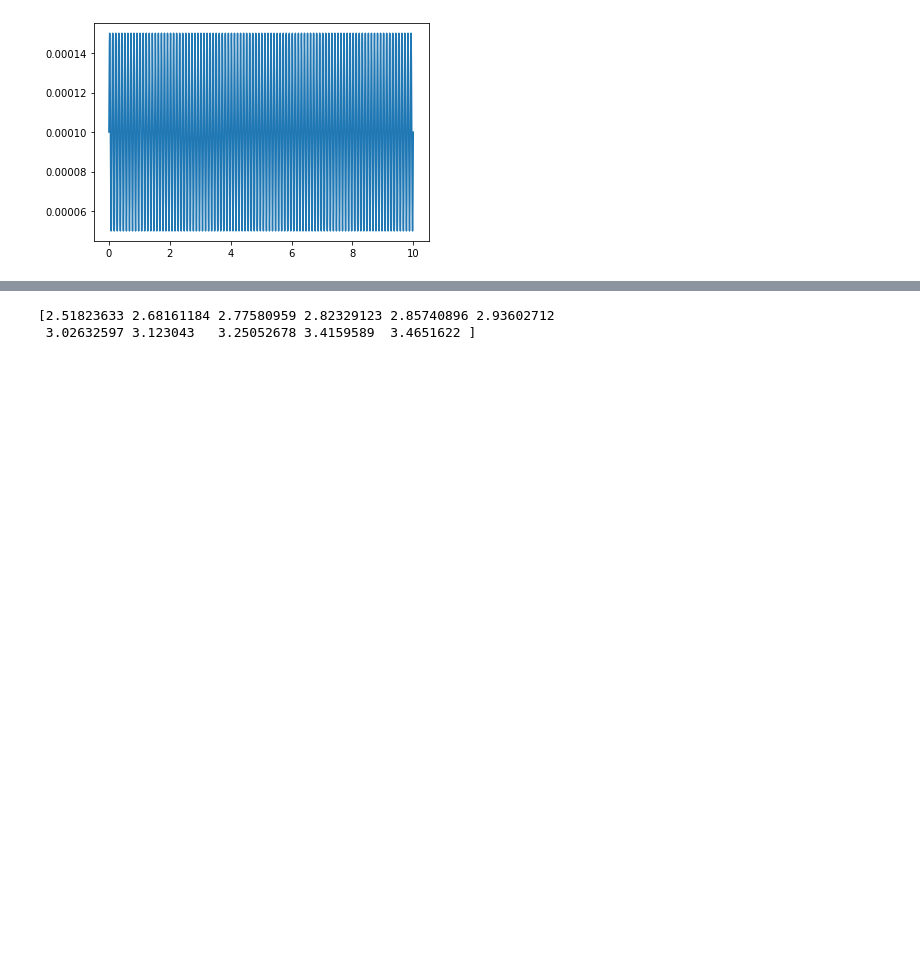
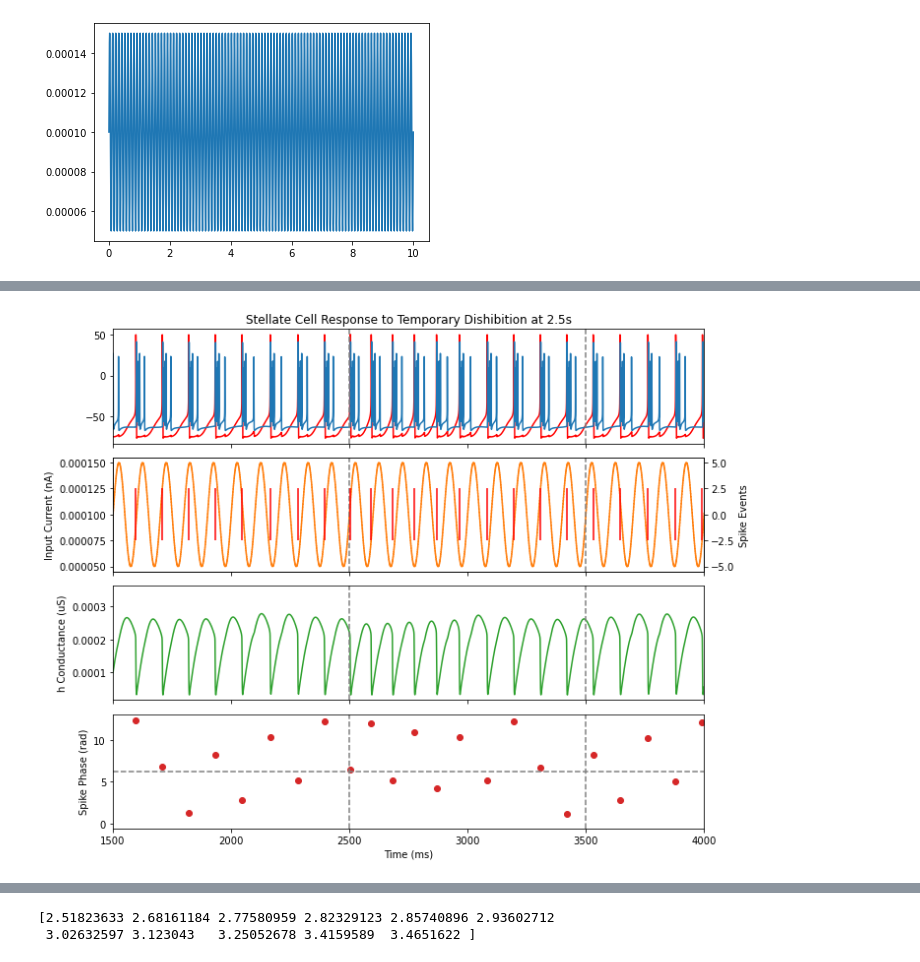
Before and after one commit to tiny-infinity/GridCellsTheta, a Jupyter notebook: amitabha_bose.ipynb, the cells around one changed output, grey strips where cells are left out. Drawn from its saved outputs; the diff is of its cells as text; code cells hidden in the pictures; blank space fills up the shorter version.

Commit message:
h conductance plotted

```diff
--- a/amitabha_bose.ipynb
+++ b/amitabha_bose.ipynb
@@ -105,3 +105,39 @@ plt.show()
+# %%
+spike_phases = freq * 2* np.pi * (np.array(spike_times.to_python())/1000)%(4*np.pi)
+# %%
+fig,ax = plt.subplots(4,1,figsize=(10,8),sharex=True)
+
+ax01 = ax[1].twinx()
+ax[0].plot(time, stellate_v, color='r',label='Stellate')
+ax[0].plot(time, global_intrnrn_v, label='Global IntrNRN')
+ax[1].plot(time,i_theta.to_python(), color='C1', label='Theta Input Current')
+ax01.eventplot(spike_times, lineoffsets=0, colors='r', linelengths=5, label='Stellate Spikes')
+ax[2].plot(time,stellate_gh_vec.to_python(), color='C2', label='h Conductance')
+ax[3].plot(spike_times.to_python(), spike_phases, 'o', color='C3', label='Spike Phases')
+ax[0].axvline(x=2500, color='gray', linestyle='--')
+ax[1].axvline(x=2500, color='gray', linestyle='--')
+ax[2].axvline(x=2500, color='gray', linestyle='--')
+ax[3].axvline(x=2500, color='gray', linestyle='--')
+ax[0].axvline(x=3500, color='gray', linestyle='--')
+ax[1].axvline(x=3500, color='gray', linestyle='--')
+ax[2].axvline(x=3500, color='gray', linestyle='--')
+ax[3].axvline(x=3500, color='gray', linestyle='--')
+ax[0].set_xlim(1500,4000)
+ax[1].set_xlim(1500,4000)
+ax[2].set_xlim(1500,4000)
+ax[3].set_xlim(1500,4000)
+ax[3].axhline(y=2*np.pi, color='gray', linestyle='--')
+ax[3].set_xlabel('Time (ms)')
+ax[1].set_ylabel('Input Current (nA)')
+ax01.set_ylabel('Spike Events')
+ax[2].set_ylabel('h Conductance (uS)')
+ax[3].set_ylabel('Spike Phase (rad)')
+ax[0].set_title('Stellate Cell Response to Temporary Dishibition at 2.5s')
+plt.tight_layout()
+plt.savefig('stellate_response_short.png', dpi=300)
+plt.show()
+# %% [output]
+[figure, added]
 # %%
 fig, ax = plt.subplots(figsize=(10, 4))
 ax1 = ax.twinx()
```
Also changed, not shown: parts of 6 cells of this notebook, 4 other files.
